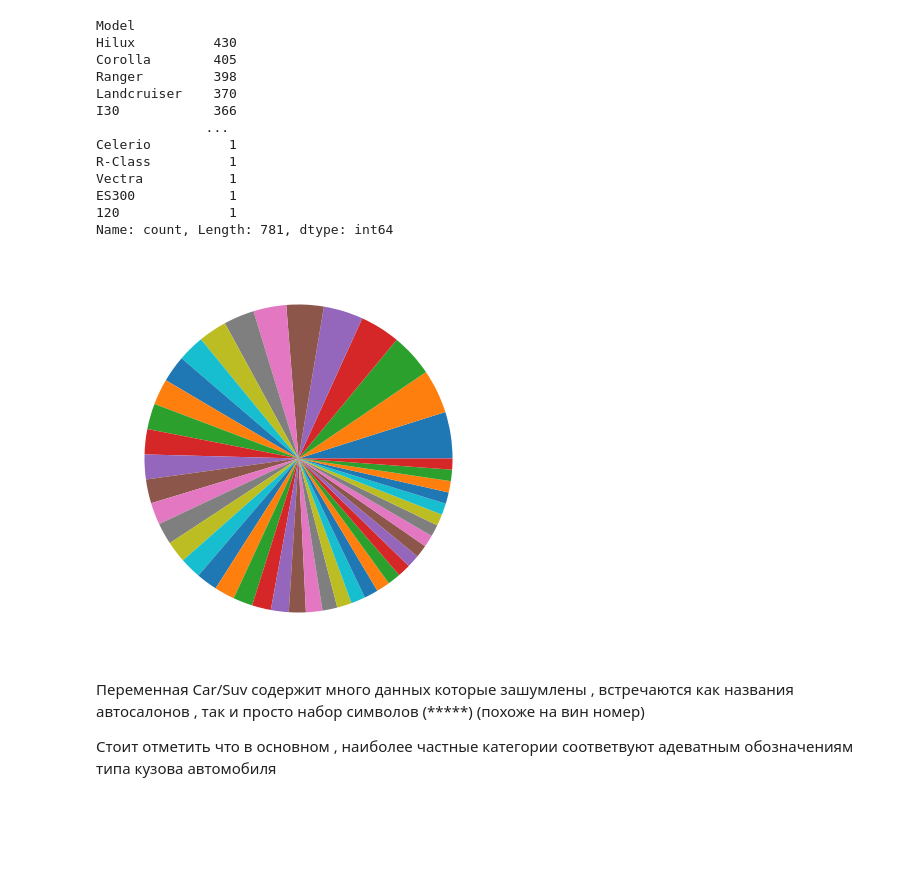
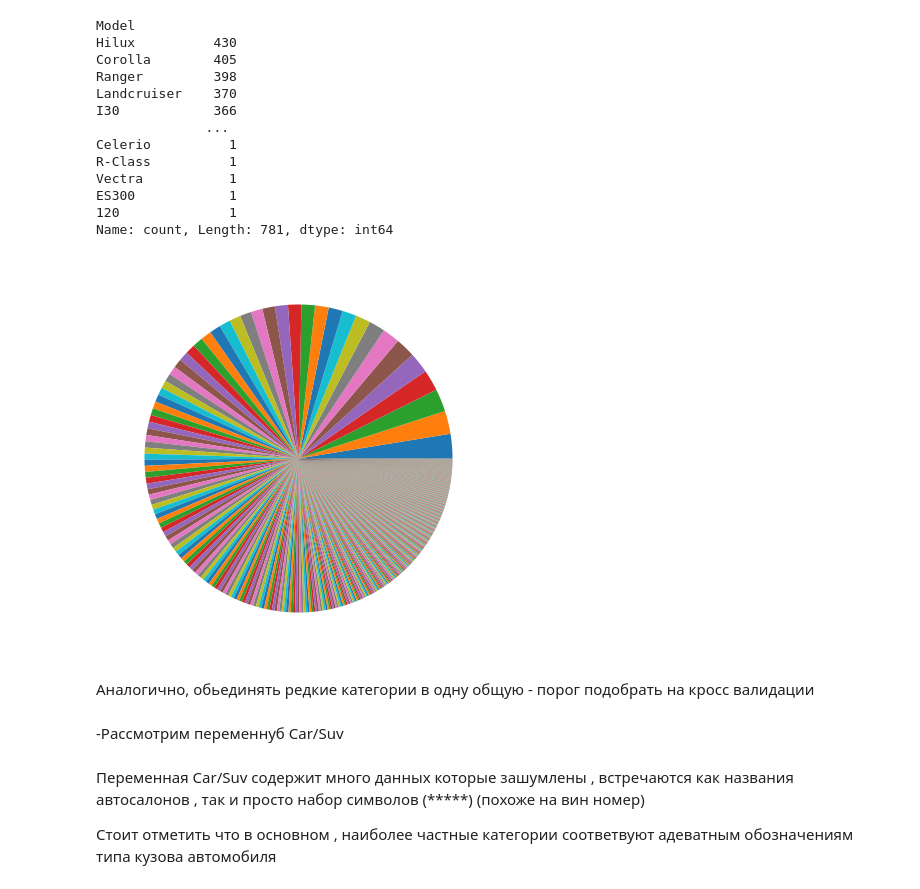
Before and after one commit to dmitryburn/workshop3, a Jupyter notebook: code/Car_price.ipynb, the cells around one changed output. Drawn from its saved outputs; the diff is of its cells as text; code cells hidden in the pictures; blank space fills up the shorter version.

```diff
--- a/code/Car_price.ipynb
+++ b/code/Car_price.ipynb
@@ -364,10 +362,14 @@ ES300            1
 Name: count, Length: 781, dtype: int64
 # %%
 plt.figure(figsize=(15,5))
-plt.pie(model_counts[model_counts>100])
+plt.pie(model_counts)
 plt.show()
 # %% [output]
-[figure, old version]
+[figure, new version]
+# %% [markdown]
+Аналогично, обьединять редкие категории в одну общую - порог подобрать на кросс валидации
+# %% [markdown]
+-Рассмотрим переменнуб Car/Suv
 # %% [markdown]
 Переменная Car/Suv содержит много данных которые зашумлены , встречаются как названия автосалонов , так и просто набор символов (*****) (похоже на вин номер)
 
```
Also changed, not shown: parts of 52 cells of this notebook.
